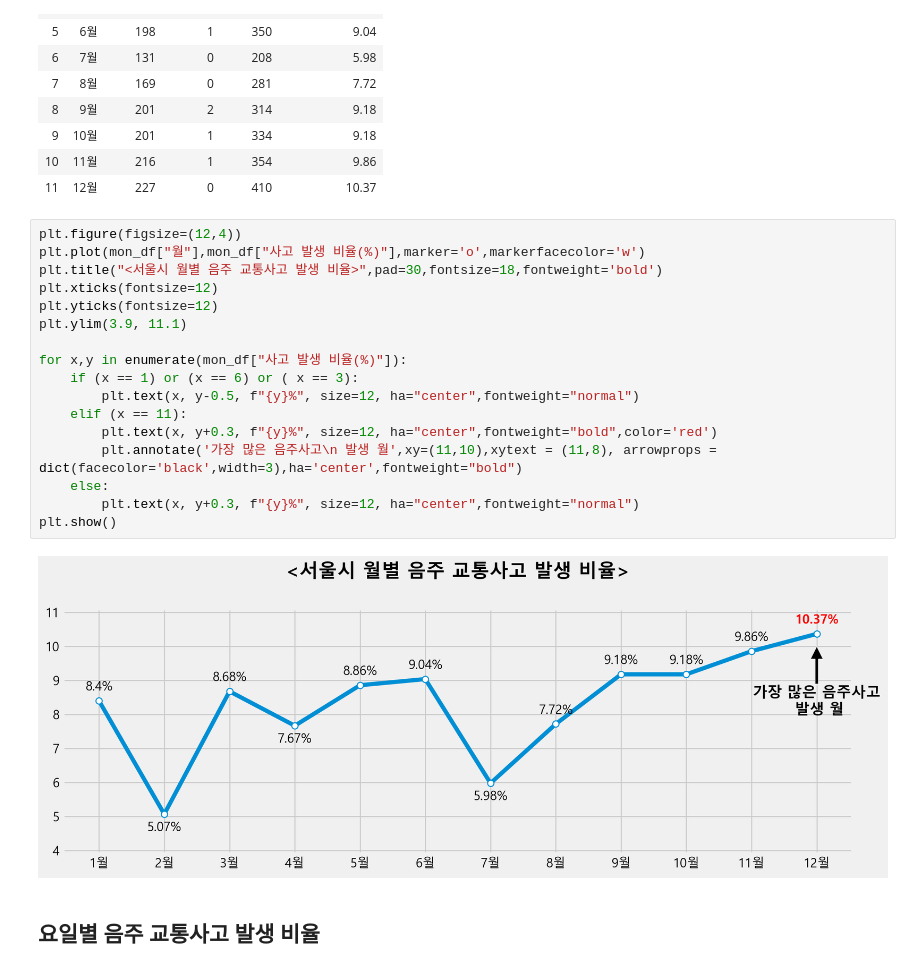
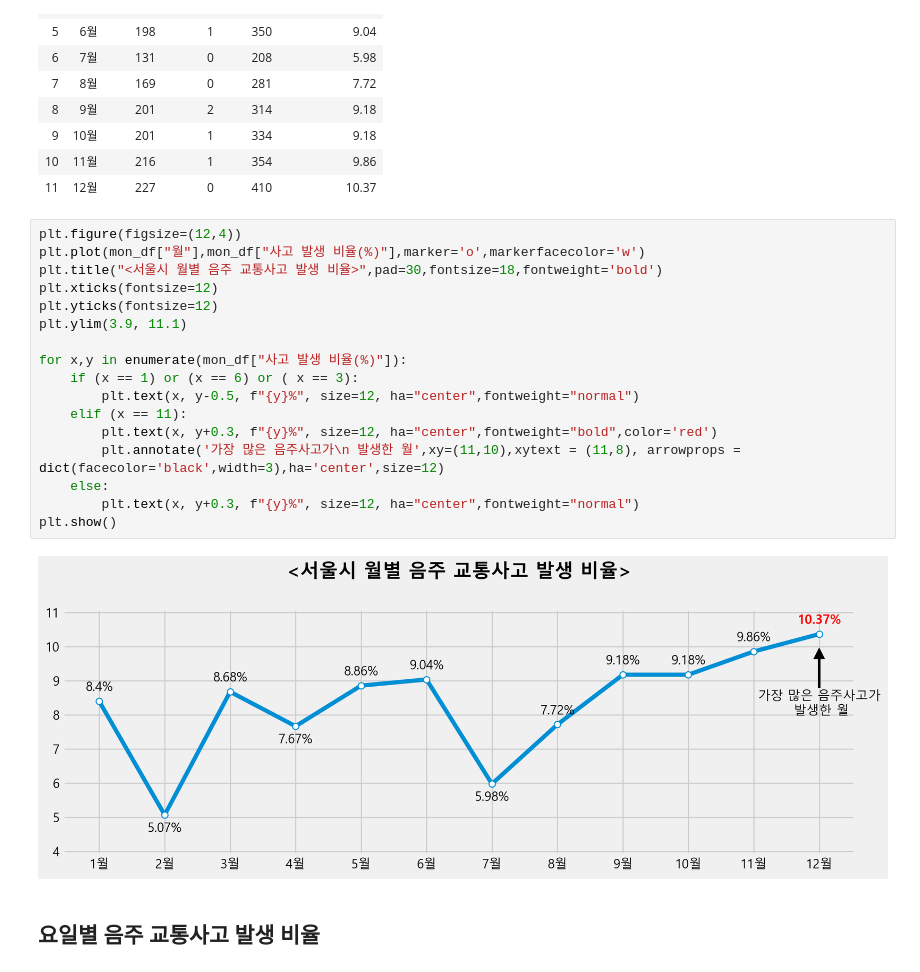
Before and after one commit to jeonprize/Accident, a Jupyter notebook: acl_accident.ipynb, the cells around one changed output. Cells and saved outputs as stored; diff of their text form.

```diff
--- a/acl_accident.ipynb
+++ b/acl_accident.ipynb
@@ -438,22 +438,22 @@ mon_df
 # %%
 plt.figure(figsize=(12,4))
 plt.plot(mon_df["월"],mon_df["사고 발생 비율(%)"],marker='o',markerfacecolor='w')
 plt.title("<서울시 월별 음주 교통사고 발생 비율>",pad=30,fontsize=18,fontweight='bold')
 plt.xticks(fontsize=12)
 plt.yticks(fontsize=12)
 plt.ylim(3.9, 11.1)
 
 for x,y in enumerate(mon_df["사고 발생 비율(%)"]):
     if (x == 1) or (x == 6) or ( x == 3):
         plt.text(x, y-0.5, f"{y}%", size=12, ha="center",fontweight="normal")
     elif (x == 11):
         plt.text(x, y+0.3, f"{y}%", size=12, ha="center",fontweight="bold",color='red')
-        plt.annotate('가장 많은 음주사고\n 발생 월',xy=(11,10),xytext = (11,8), arrowprops = dict(facecolor='black',width=3),ha='center',fontweight="bold")
+        plt.annotate('가장 많은 음주사고가\n 발생한 월',xy=(11,10),xytext = (11,8), arrowprops = dict(facecolor='black',width=3),ha='center',size=12)
     else:
         plt.text(x, y+0.3, f"{y}%", size=12, ha="center",fontweight="normal")
 plt.show()
 # %% [output]
-[figure, old version]
+[figure, new version]
 # %% [markdown]
 ## 요일별 음주 교통사고 발생 비율
 # %%
```
Also changed, not shown: parts of 2 cells of this notebook.
